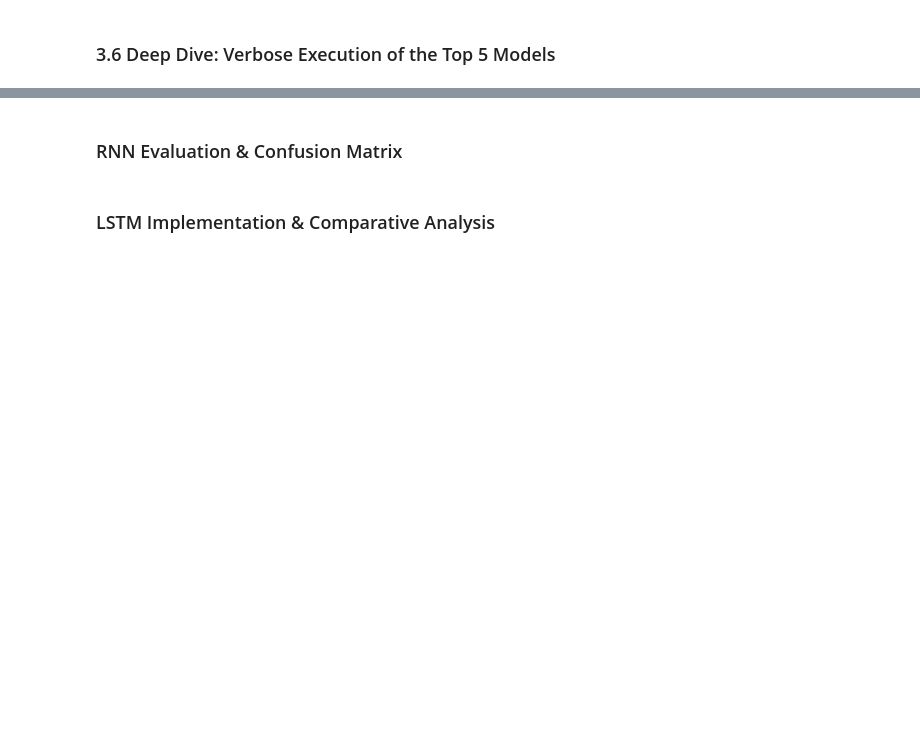
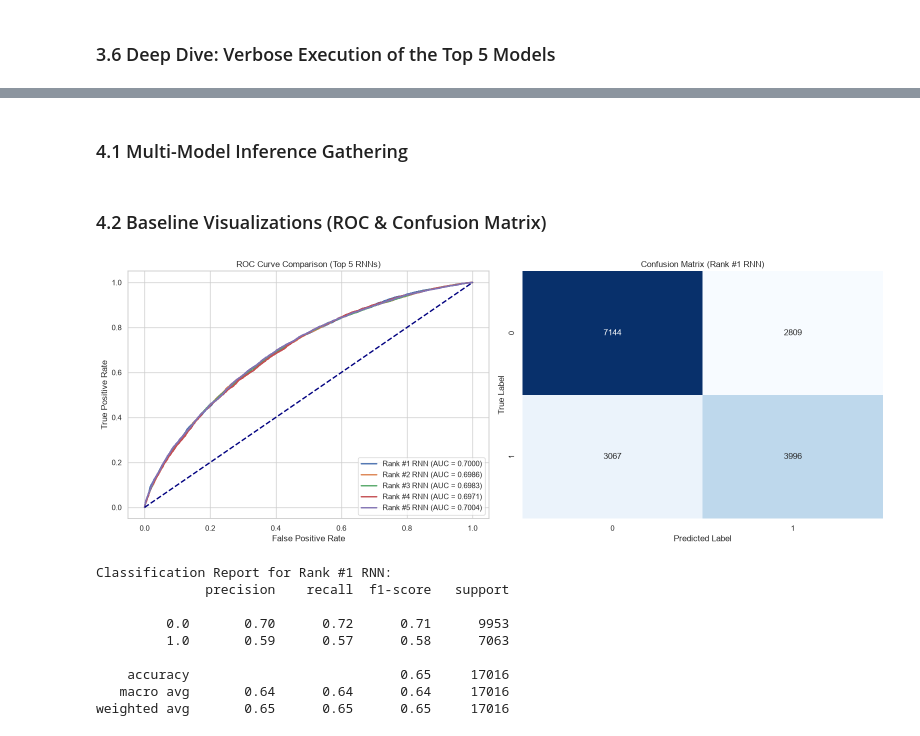
Before and after one commit to Parsa-Saeednia/UT-DataScience-Spring2026, a Jupyter notebook: Assignments/CA4/03_RNN_LSTM_Knowledge_Tracing.ipynb, the cells around one changed output, grey strips where cells are left out. Saved outputs shown, nothing was run; the diff lists cells and outputs as text; code cells hidden in the pictures; blank space fills up the shorter version.

Commit message:
Evaluated RNN model, Implemented LSTM.

```diff
--- a/Assignments/CA4/03_RNN_LSTM_Knowledge_Tracing.ipynb
+++ b/Assignments/CA4/03_RNN_LSTM_Knowledge_Tracing.ipynb
@@ -593,10 +602,12 @@ Running Silent Grid Search on 768 Sampled Configurations:
 # %% [markdown]
 ### 3.6 Deep Dive: Verbose Execution of the Top 5 Models
 # %%
+trained_top_models = []
+
 for i, cfg in enumerate(top_5_models):
     print(f"\n>> Rank #{i+1} Model Details:")
-    print(f"   [Threshold: {cfg['rare_skill_threshold']} | Window: {cfg['window_size']} | Layers: {cfg['num_layers']} | Hidden: {cfg['hidden_dim']} | Embed: {cfg['embed_dim']} | Drop: {cfg['dropout']} | LR: {cfg['lr']}]")
-    print("-" * 55)
+    print(f"   [Threshold: {cfg['rare_skill_threshold']} | Window: {cfg['window_size']} | Layers: {cfg['num_layers']} | Hidden: {cfg['hidden_dim']} | Embed: {cfg['embed_dim']} | Batch: {cfg['batch_size']} | Drop: {cfg['dropout']} | LR: {cfg['lr']} | Lag: {cfg['use_time_lag']} | Fill: {cfg['use_fill_in']}]")
+    print("-" * 105)
 
     set_seed(42)
     X_cat, X_cont, y, num_classes, cont_dim = build_tensors_for_config(df, cfg)
@@ -610,6 +621,15 @@ for i, cfg in enumerate(top_5_models):
     criterion = nn.BCELoss()
     optimizer = optim.Adam(model.parameters(), lr=cfg['lr'], weight_decay=1e-4)
 
-    run_training_loop(model, train_loader, val_loader, criterion, optimizer, verbose=True)
+    _, _, history = run_training_loop(model, train_loader, val_loader, criterion, optimizer, verbose=True)
+
+    trained_top_models.append({
+        'config': cfg,
+        'model': model,
+        'val_loader': val_loader,
+        'num_classes': num_classes,
+        'cont_dim': cont_dim,
+        'history': history
+    })
 # %% [output]
 >> Rank #1 Model Details:
@@ -638,7 +658,5 @@ for i, cfg in enumerate(top_5_models):
 </div>
 
 ##
-# %% [markdown]
-### RNN Evaluation & Confusion Matrix
-# %% [markdown]
-### LSTM Implementation & Comparative Analysis
+# %% [markdown]
+### 4.1 Multi-Model Inference Gathering
@@ -644,0 +690,37 @@ for i, cfg in enumerate(top_5_models):
+# %% [markdown]
+### 4.2 Baseline Visualizations (ROC & Confusion Matrix)
+# %%
+fig, axes = plt.subplots(1, 2, figsize=(16, 6))
+
+for data in roc_data:
+    axes[0].plot(data['fpr'], data['tpr'], lw=2, label=f"Rank #{data['rank']} RNN (AUC = {data['auc']:.4f})")
+
+axes[0].plot([0, 1], [0, 1], color='navy', lw=2, linestyle='--')
+axes[0].set_xlabel('False Positive Rate')
+axes[0].set_ylabel('True Positive Rate')
+axes[0].set_title('ROC Curve Comparison (Top 5 RNNs)')
+axes[0].legend(loc="lower right")
+
+binary_preds = (np.array(best_preds) >= 0.5).astype(int)
+cm = confusion_matrix(best_targets, binary_preds)
+sns.heatmap(cm, annot=True, fmt='d', cmap='Blues', ax=axes[1], cbar=False)
+axes[1].set_xlabel('Predicted Label')
+axes[1].set_ylabel('True Label')
+axes[1].set_title('Confusion Matrix (Rank #1 RNN)')
+
+plt.tight_layout()
+plt.show()
+
+print("Classification Report for Rank #1 RNN:")
+print(classification_report(best_targets, binary_preds))
+# %% [output]
+[figure, added]
+Classification Report for Rank #1 RNN:
+              precision    recall  f1-score   support
+
+         0.0       0.70      0.72      0.71      9953
+         1.0       0.59      0.57      0.58      7063
+
+    accuracy                           0.65     17016
+   macro avg       0.64      0.64      0.64     17016
+weighted avg       0.65      0.65      0.65     17016
```
Also changed, not shown: parts of 17 cells of this notebook.
